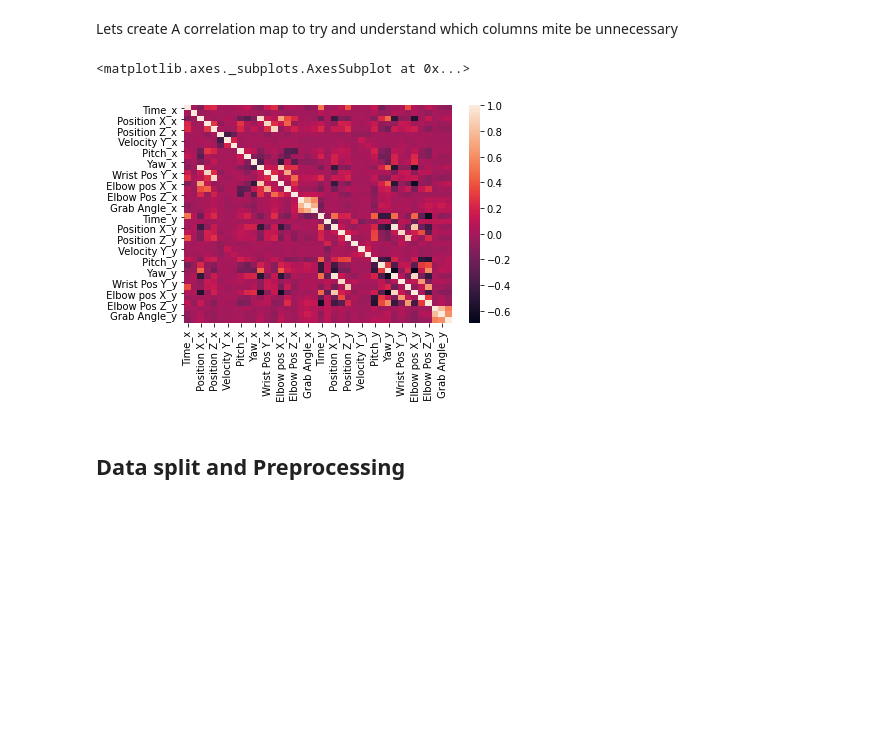
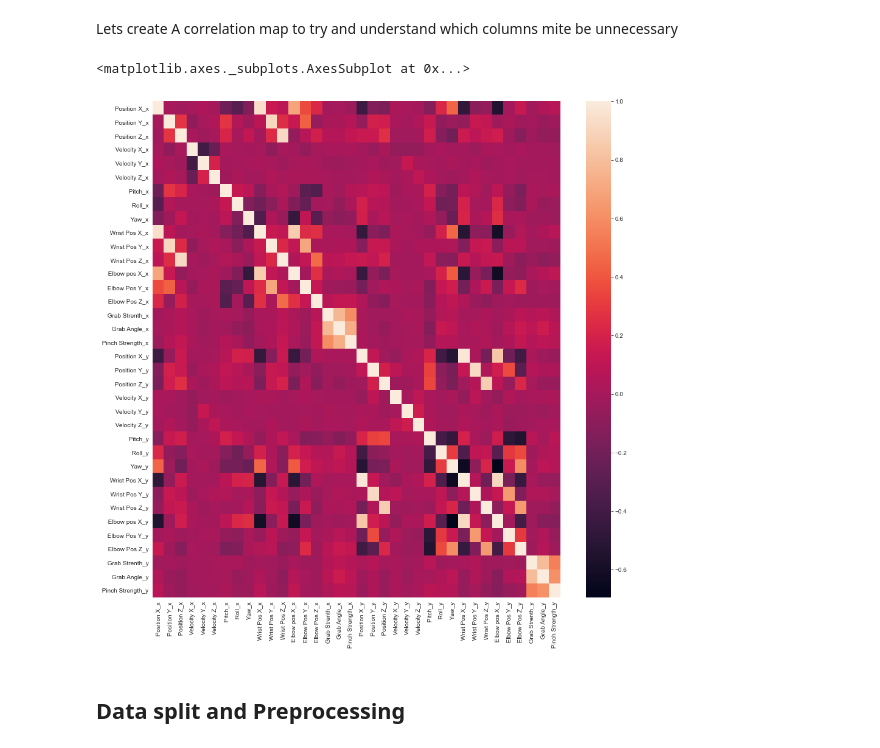
Before and after one commit to ShauliTaragin/ML-Sem2-Assignment, a Jupyter notebook: Hands-Sync.ipynb, the cells around one changed output. Cells and saved outputs as stored; diff of their text form; code cells hidden in the pictures; blank space fills up the shorter version.

```diff
--- a/Hands-Sync.ipynb
+++ b/Hands-Sync.ipynb
@@ -132,11 +140,11 @@ plt.show()
 # %% [markdown]
 Lets create A correlation map to try and understand which columns mite be unnecessary
 # %%
-plt.figure(figsize=(10, 10))
+plt.figure(figsize=(15, 15))
 sns.heatmap(df.corr())
 # %% [output]
 <matplotlib.axes._subplots.AxesSubplot at 0x...>
-[figure, old version]
+[figure, new version]
 # %% [markdown]
 ## Data split and Preprocessing
 # %% [markdown]
```
Also changed, not shown: parts of 6 cells of this notebook.
